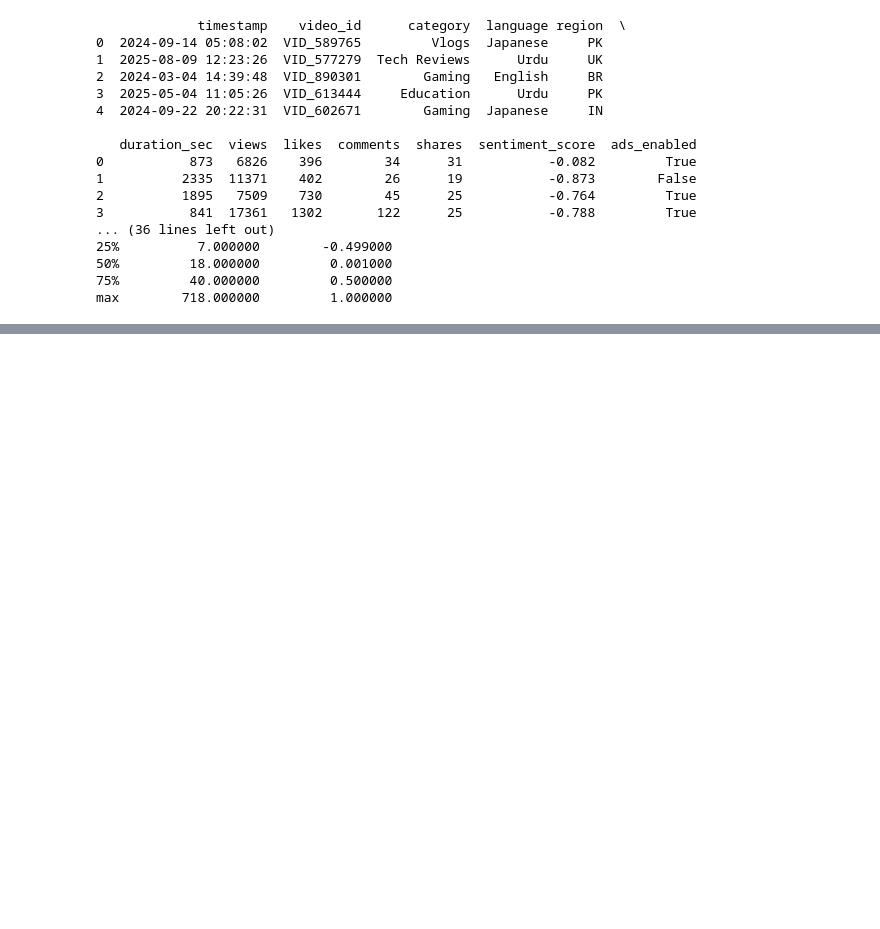
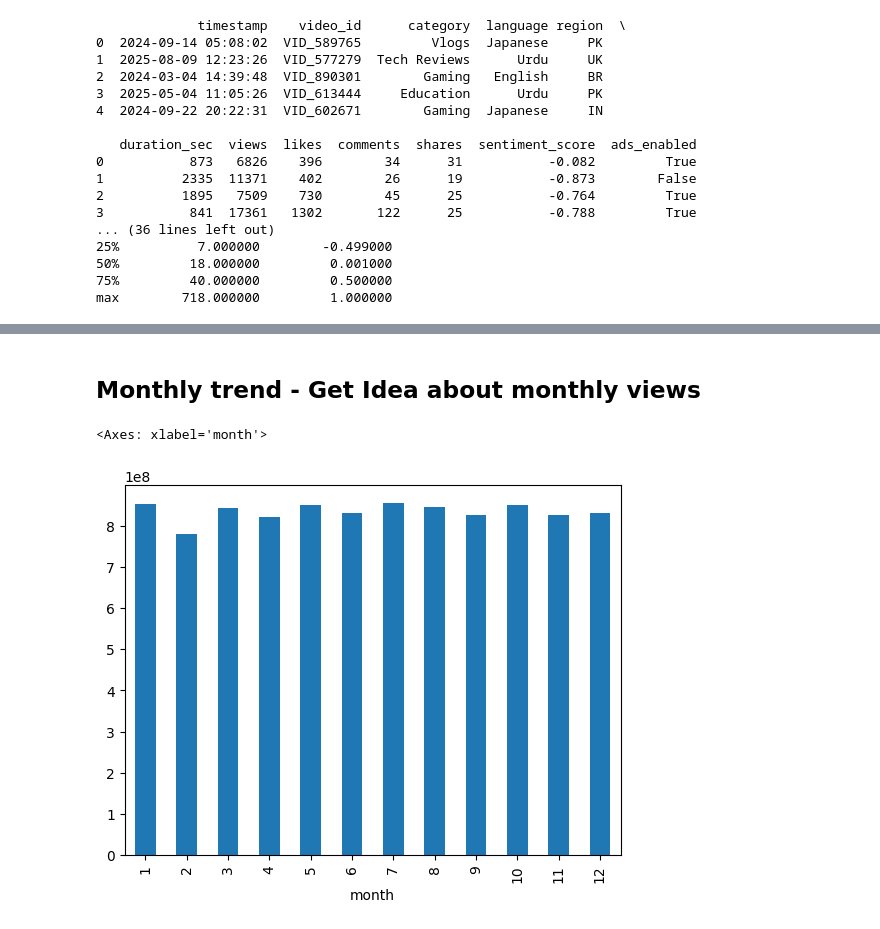
Before and after one commit to BuddhiDihansa/Youtube-Dashboard, a Jupyter notebook: main.ipynb, the cells around one changed output, grey strips where cells are left out. Drawn from its saved outputs; the diff is of its cells as text; code cells hidden in the pictures; blank space fills up the shorter version.

```diff
--- a/main.ipynb
+++ b/main.ipynb
@@ -39,0 +144,7 @@ print(df.isnull().sum())
+# %% [markdown]
+## Monthly trend - Get Idea about monthly views
+# %%
+df.groupby('month')['views'].sum().plot(kind='bar')
+# %% [output]
+<Axes: xlabel='month'>
+[figure, added]
```
Also changed, not shown: parts of 31 cells of this notebook.
